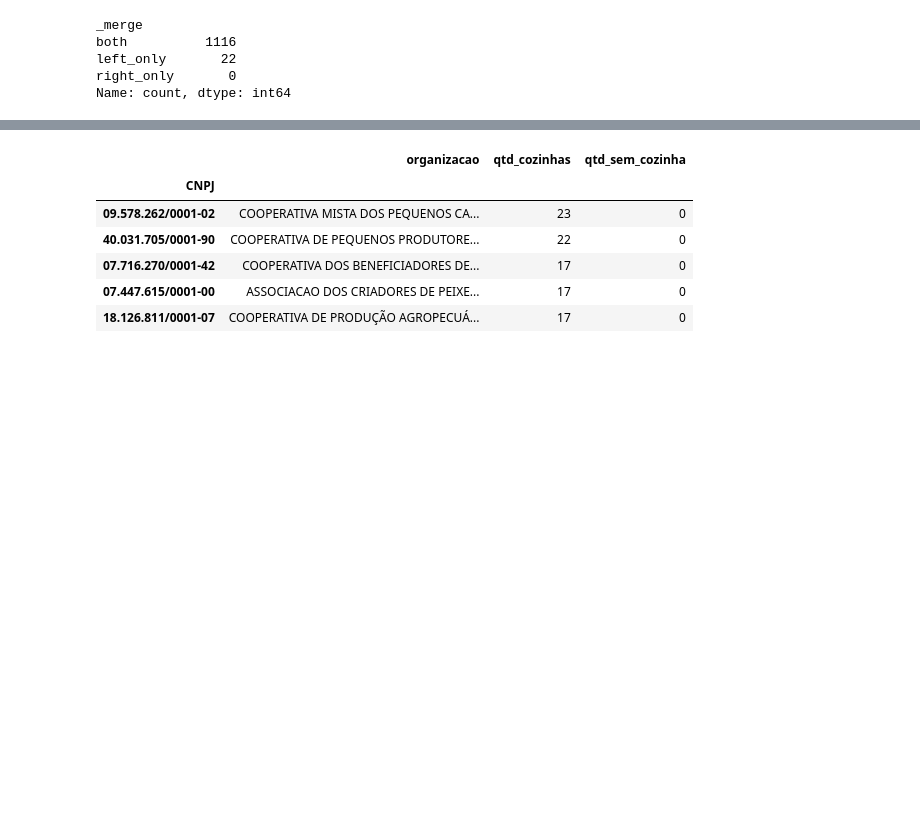
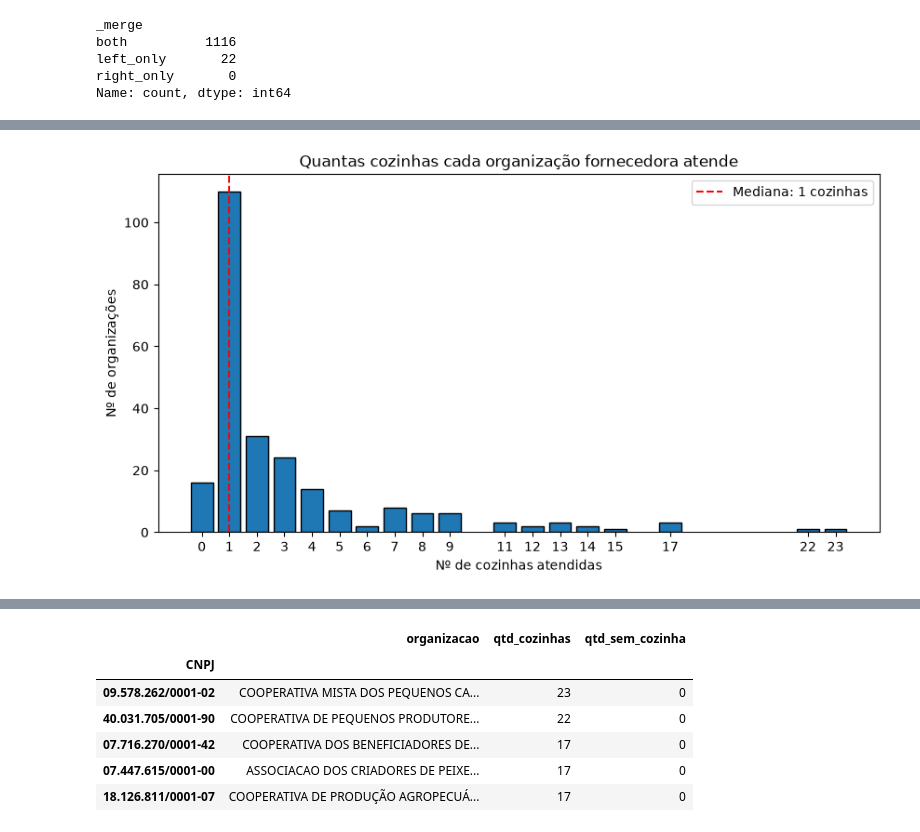
Before and after one commit to IzaFerrari/cozinhas_analysis, a Jupyter notebook: analise.ipynb, the cells around one changed output, grey strips where cells are left out. Drawn from its saved outputs; the diff is of its cells as text; code cells hidden in the pictures; blank space fills up the shorter version.

```diff
--- a/analise.ipynb
+++ b/analise.ipynb
@@ -141,0 +180,17 @@ juntos.head(50)
+# %%
+
+contagem = por_organizacao["qtd_cozinhas"].value_counts().sort_index()
+mediana = por_organizacao["qtd_cozinhas"].median()
+
+plt.figure(figsize=(10, 5))
+plt.bar(contagem.index, contagem.values, edgecolor="black")
+plt.axvline(mediana, color="red", linestyle="--", label=f"Mediana: {mediana:.0f} cozinhas")
+
+plt.title("Quantas cozinhas cada organização fornecedora atende")
+plt.xlabel("Nº de cozinhas atendidas")
+plt.ylabel("Nº de organizações")
+plt.xticks(contagem.index)
+plt.legend()
+plt.show()
+# %% [output]
+[figure, added]
```
Also changed, not shown: parts of 9 cells of this notebook, 1 other file.
